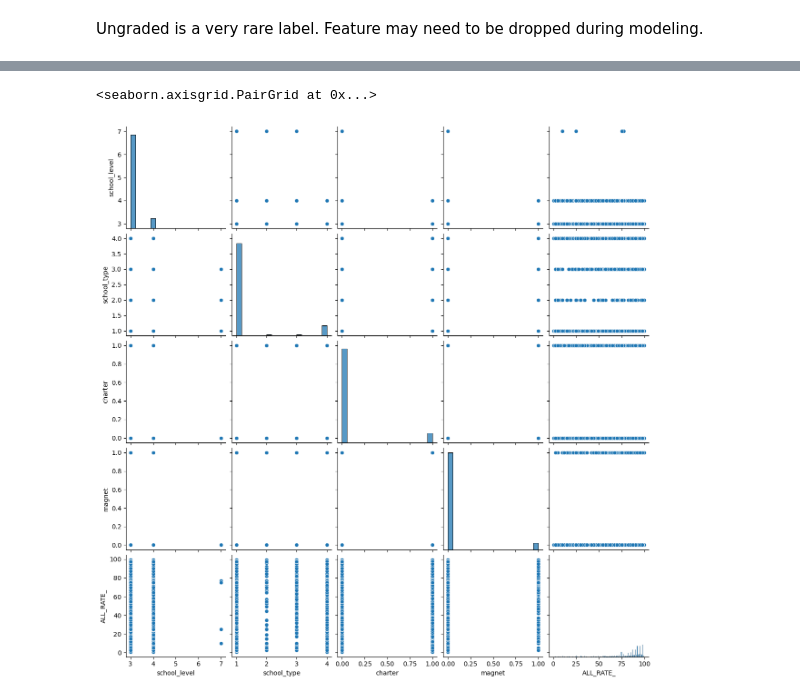
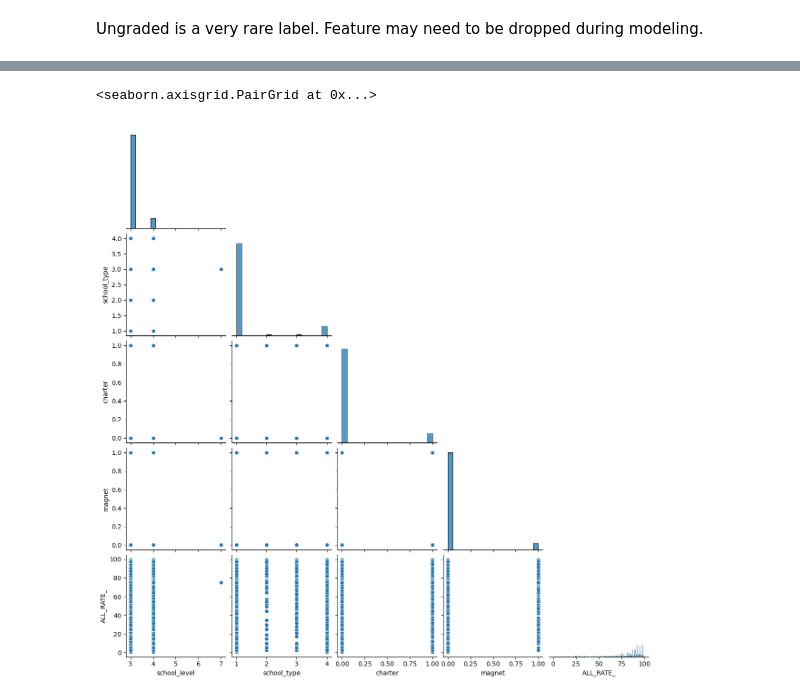
Before and after one commit to georgetown-analytics/student-outcomes, a Jupyter notebook: notebooks/eda.ipynb, the cells around one changed output, grey strips where cells are left out. Drawn from its saved outputs; the diff is of its cells as text; code cells hidden in the pictures.

```diff
--- a/notebooks/eda.ipynb
+++ b/notebooks/eda.ipynb
@@ -216,5 +206,5 @@ df[['ALL_COHORT_','ALL_RATE_']].corr()
 # %%
-sns.pairplot(df[['school_level','school_type','charter','magnet','ALL_RATE_']])
+sns.pairplot(df[['school_level','school_type','charter','magnet','ALL_RATE_']],corner=True)
 # %% [output]
 <seaborn.axisgrid.PairGrid at 0x...>
-[figure, old version]
+[figure, new version]
```
Also changed, not shown: parts of 29 cells of this notebook, 14 other files.
